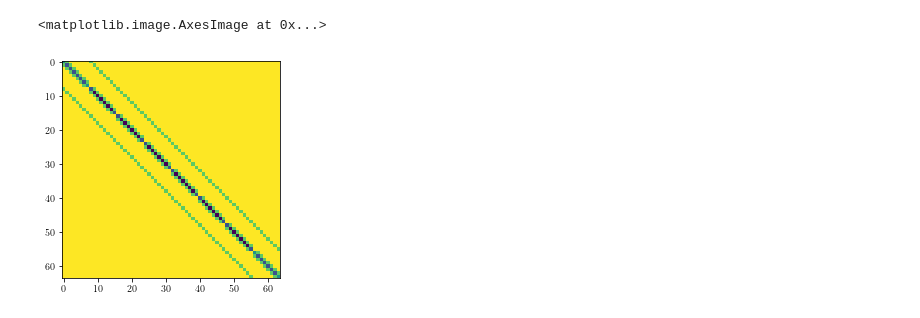
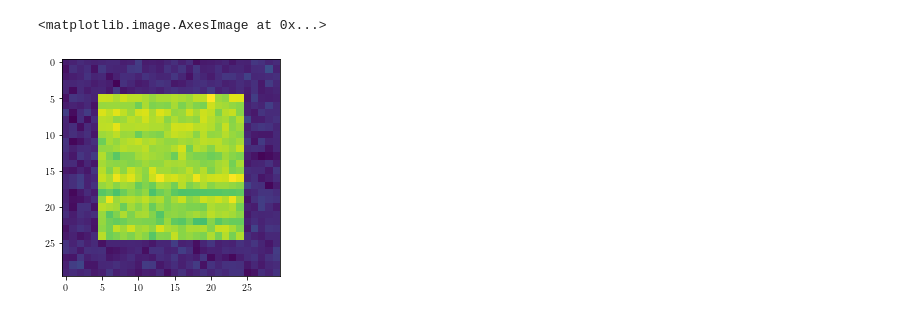
Before and after one commit to furrutiav/edpn-computer-vision-2022, a Jupyter notebook: 01 Level-set Image segmentation.ipynb, the cells around one changed output. Drawn from its saved outputs; the diff is of its cells as text; code cells hidden in the pictures.

```diff
--- a/01 Level-set Image segmentation.ipynb
+++ b/01 Level-set Image segmentation.ipynb
@@ -84,13 +99,19 @@ def A(un, domain, dim):
 
     return csr_matrix(A0+A1+A2)
-# %%
-dim = (8, 8)
-domain = [
-    (x, y) for x in range( dim[0] ) for y in range( dim[1] )
-]
-
-un = np.zeros(dim[0] * dim[1])
-plt.imshow(A(un, domain, dim).todense())
-# %% [output]
-<matplotlib.image.AxesImage at 0x...>
-[figure, removed]
+# %%
+dim = (30, 30)
+domain = [
+    (x, y) for x in range( dim[0] ) for y in range( dim[1] )
+]
+
+img = np.random.normal(0.4, 0.005, size=dim[0] * dim[1])
+for i in range(dim[0]//2+5):
+    img[dim[0]*(i+5)+5:dim[0]*(i+6)-5] += np.random.normal(0.1, 0.005)
+
+a = np.ones(dim[0] * dim[1])
+b = np.ones(dim[0] * dim[1])
+
+display(plt.imshow(img.reshape(dim[0], dim[1])))
+# %% [output]
+<matplotlib.image.AxesImage at 0x...>
+[figure, added]
```
Also changed, not shown: parts of 9 cells of this notebook.
